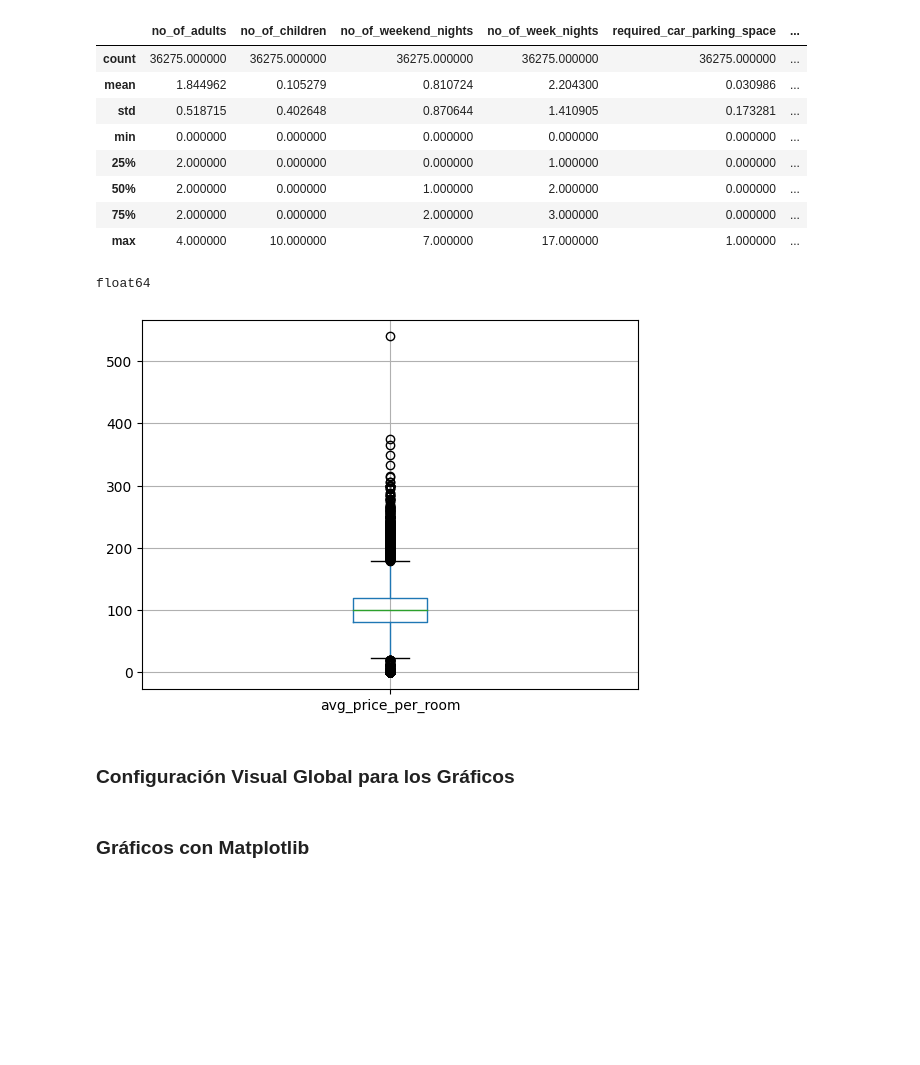
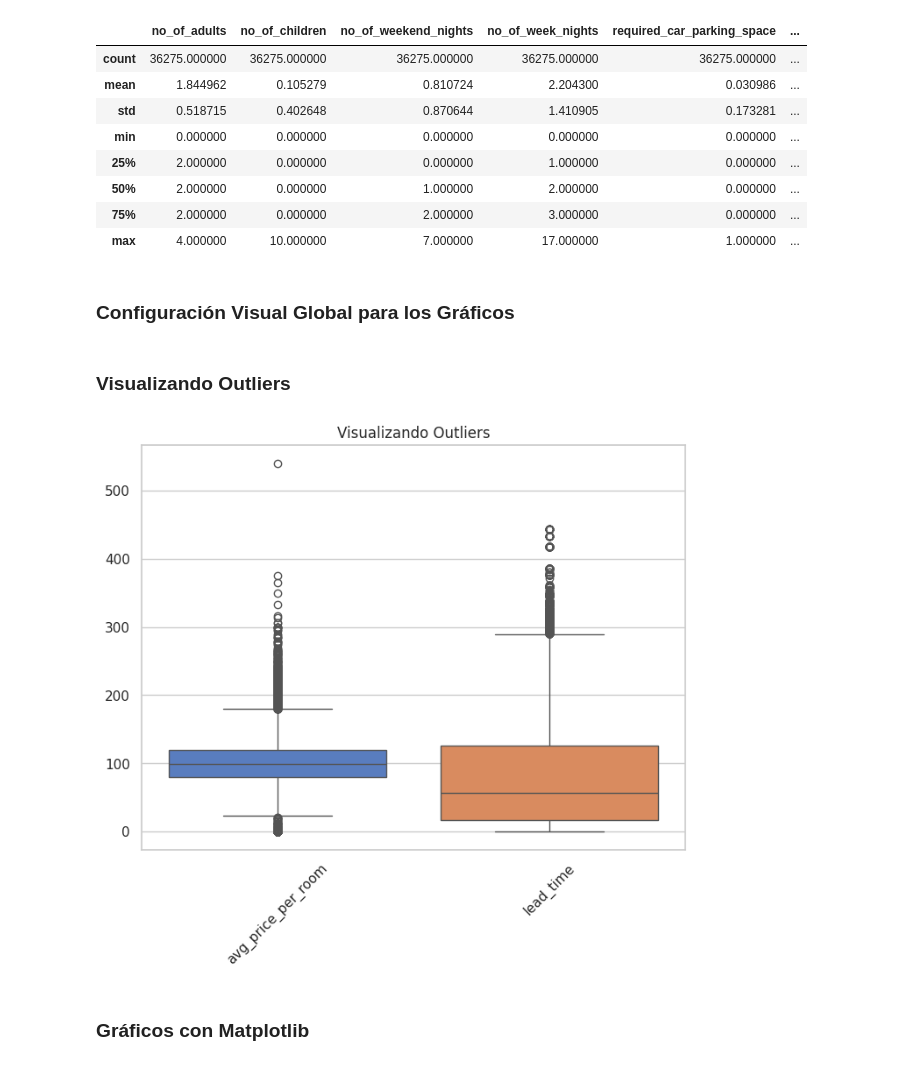
Before and after one commit to AlanSede24/DS1-project, a Jupyter notebook: ProyectoDS_Parte1_SedeAlan.ipynb, the cells around one changed output. Saved outputs shown, nothing was run; the diff lists cells and outputs as text; code cells hidden in the pictures; blank space fills up the shorter version.

```diff
--- a/ProyectoDS_Parte1_SedeAlan.ipynb
+++ b/ProyectoDS_Parte1_SedeAlan.ipynb
@@ -70,19 +70,26 @@ Cantidad total de valores nulos: 0
 | 50% | 2.000000 | 0.000000 | 1.000000 | 2.000000 | 0.000000 | ... |
 | 75% | 2.000000 | 0.000000 | 2.000000 | 3.000000 | 0.000000 | ... |
 | max | 4.000000 | 10.000000 | 7.000000 | 17.000000 | 1.000000 | ... |
-# %%
-# Analizar outliers para algunas variables
-print(df['avg_price_per_room'].dtype)
-df.boxplot(column='avg_price_per_room')
-plt.show()
-# %% [output]
-float64
-[figure, removed]
 # %% [markdown]
 ### Configuración Visual Global para los Gráficos
 # %%
 plt.style.use('ggplot')  # Estilo de matplotlib
 sns.set(style='whitegrid', palette='pastel')  # Estilo de seaborn
+# %% [markdown]
+### Visualizando Outliers
+# %%
+# Seleccionar las columnas numéricas
+columns = ['avg_price_per_room', 'lead_time']
+
+# Crear un gráfico de boxplots para estas variables
+plt.figure(figsize=(8,6))
+sns.boxplot(data=df[columns], palette='muted')
+plt.title('Visualizando Outliers')
+plt.xticks(rotation=45)
+plt.show()
+plt.show()
+# %% [output]
+[figure, added]
 # %% [markdown]
 ### Gráficos con Matplotlib
 # %% [markdown]
```
Also changed, not shown: parts of 12 cells of this notebook.
